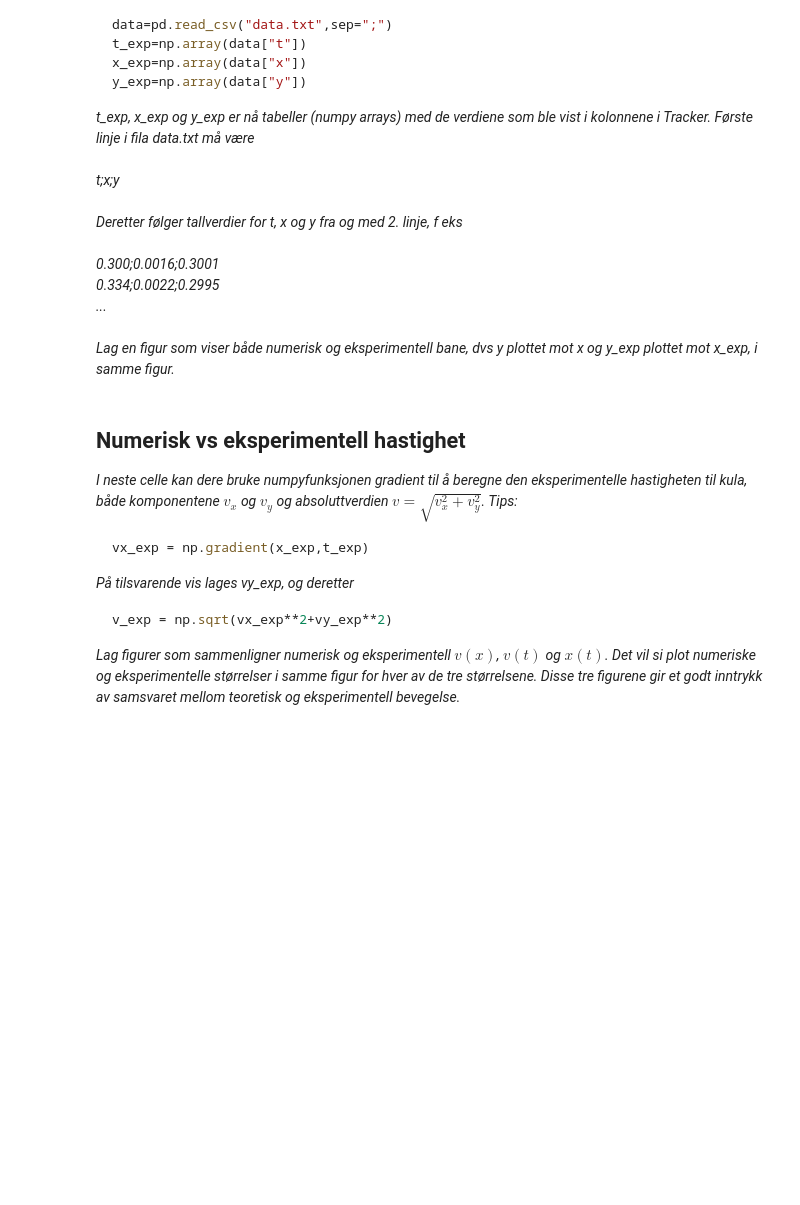
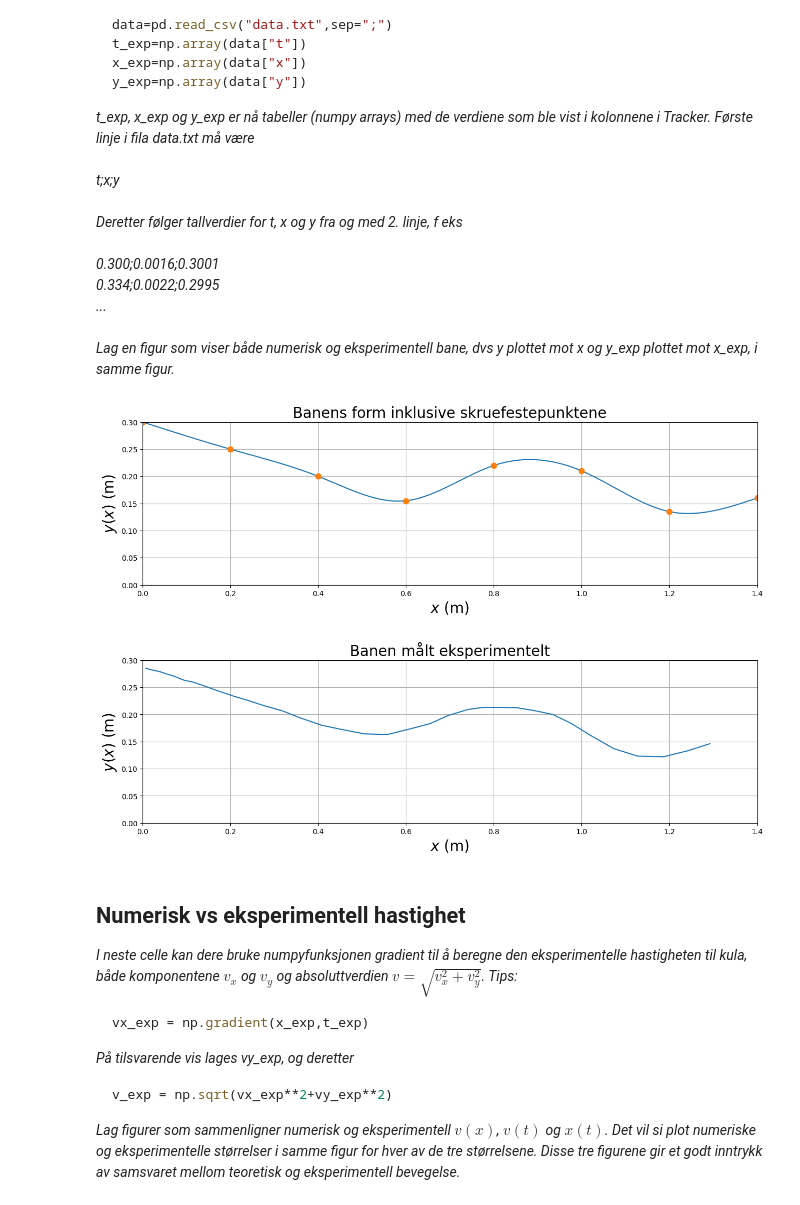
Before and after one commit to peroye/Fysikklab, a Jupyter notebook: notebook_mal_H25.ipynb, the cells around one changed output. Drawn from its saved outputs; the diff is of its cells as text; code cells hidden in the pictures; blank space fills up the shorter version.

```diff
--- a/notebook_mal_H25.ipynb
+++ b/notebook_mal_H25.ipynb
@@ -332,9 +332,39 @@ Deretter følger tallverdier for t, x og y fra og med 2. linje, f eks <br><br>
 Lag en figur som viser både numerisk og eksperimentell bane, dvs y plottet mot x og y_exp plottet mot x_exp, i samme figur.*
 # %%
 #Innlesing av eksperimentelle verdier for t, x og y
-
+import pandas as pd
+data = pd.read_csv("DATA6.txt", sep=";")
+t_exp=np.array(data["t"])
+x_exp=np.array(data["x"])
+y_exp=np.array(data["y"])
 
 #Plotting av numerisk og eksperimentell bane
+
+#Plotting av banens form y(x)
+plt.figure(figsize=(15,4))
+plt.plot(x,y)
+plt.plot(xfast,yfast,'.',markersize=15)
+plt.title('Banens form inklusive skruefestepunktene',fontsize=20)
+plt.xlabel('$x$ (m)',fontsize=20)
+plt.ylabel('$y(x)$ (m)',fontsize=20)
+plt.ylim(0,0.300)
+plt.xlim(0,1.400)
+plt.grid()
+plt.show()
+
+#Plotting av banens form y(x)
+plt.figure(figsize=(15,4))
+plt.plot(x_exp,y_exp)
+plt.title('Banen målt eksperimentelt',fontsize=20)
+plt.xlabel('$x$ (m)',fontsize=20)
+plt.ylabel('$y(x)$ (m)',fontsize=20)
+plt.ylim(0,0.3)
+plt.xlim(0,1.4)
+plt.grid()
+plt.show()
+# %% [output]
+[figure, added]
+[figure, added]
 # %% [markdown]
 ## Numerisk vs eksperimentell hastighet
 
```
Also changed, not shown: parts of 4 cells of this notebook.
